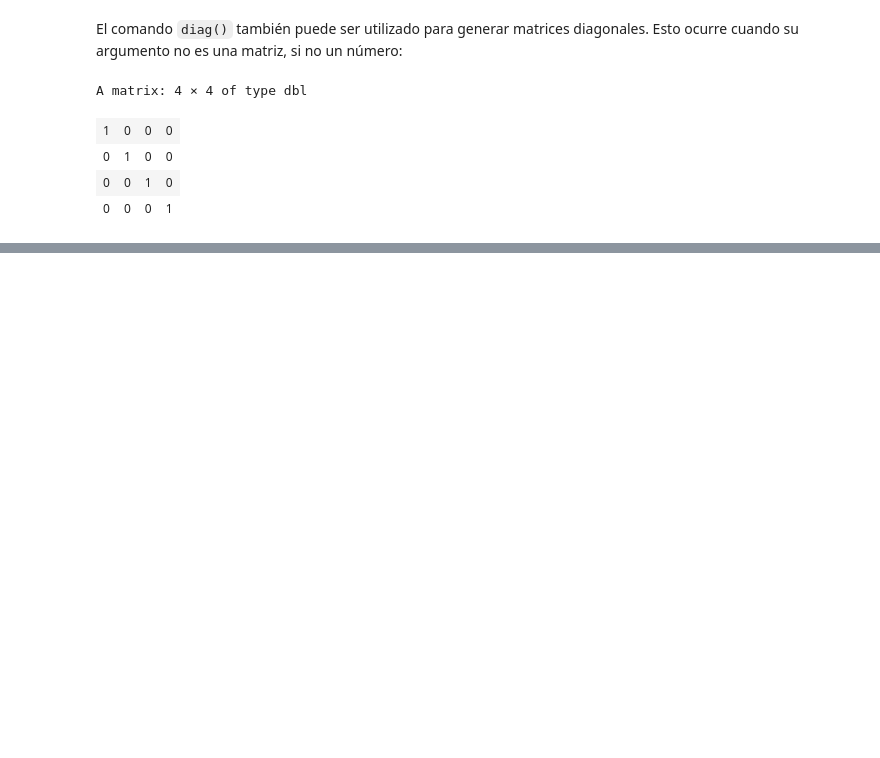
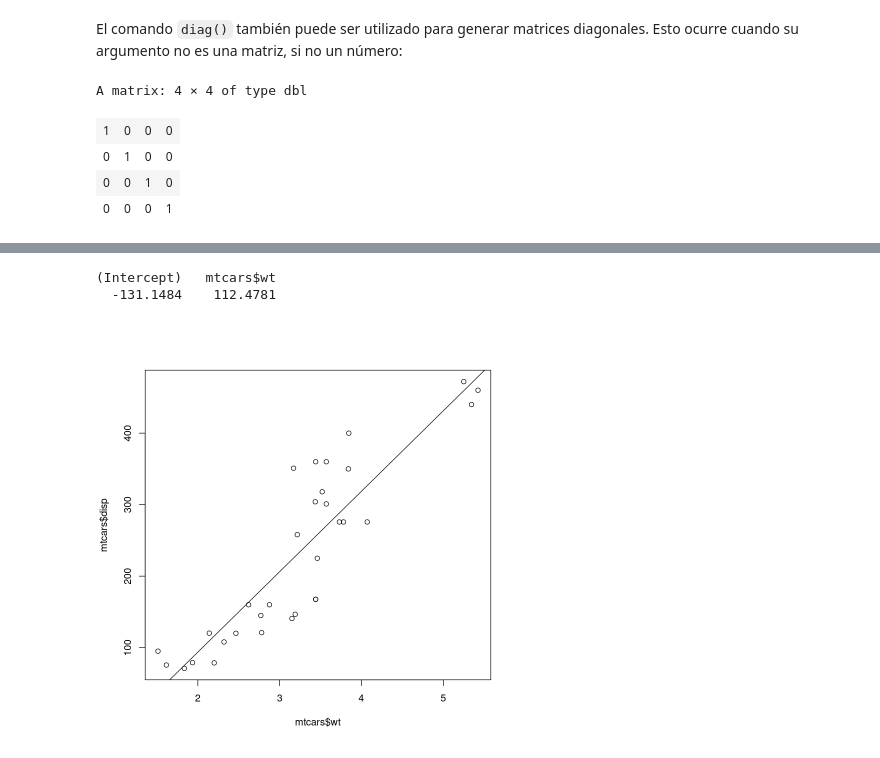
Before and after one commit to LF-Flores/CalculoActuarial-II, a Jupyter notebook: Cuadernos/Matrices_y_dataframes.ipynb, the cells around one changed output, grey strips where cells are left out. Drawn from its saved outputs; the diff is of its cells as text; code cells hidden in the pictures; blank space fills up the shorter version.

```diff
--- a/Cuadernos/Matrices_y_dataframes.ipynb
+++ b/Cuadernos/Matrices_y_dataframes.ipynb
@@ -156,0 +395,10 @@ A matrix: 4 × 4 of type dbl
+# %%
+model$coefficients
+# %% [output]
+(Intercept)   mtcars$wt
+  -131.1484    112.4781
+# %%
+plot(mtcars$wt, mtcars$disp)
+abline(model$coefficients)
+# %% [output]
+[figure, added]
```
Also changed, not shown: parts of 44 cells of this notebook, 14 other files.
